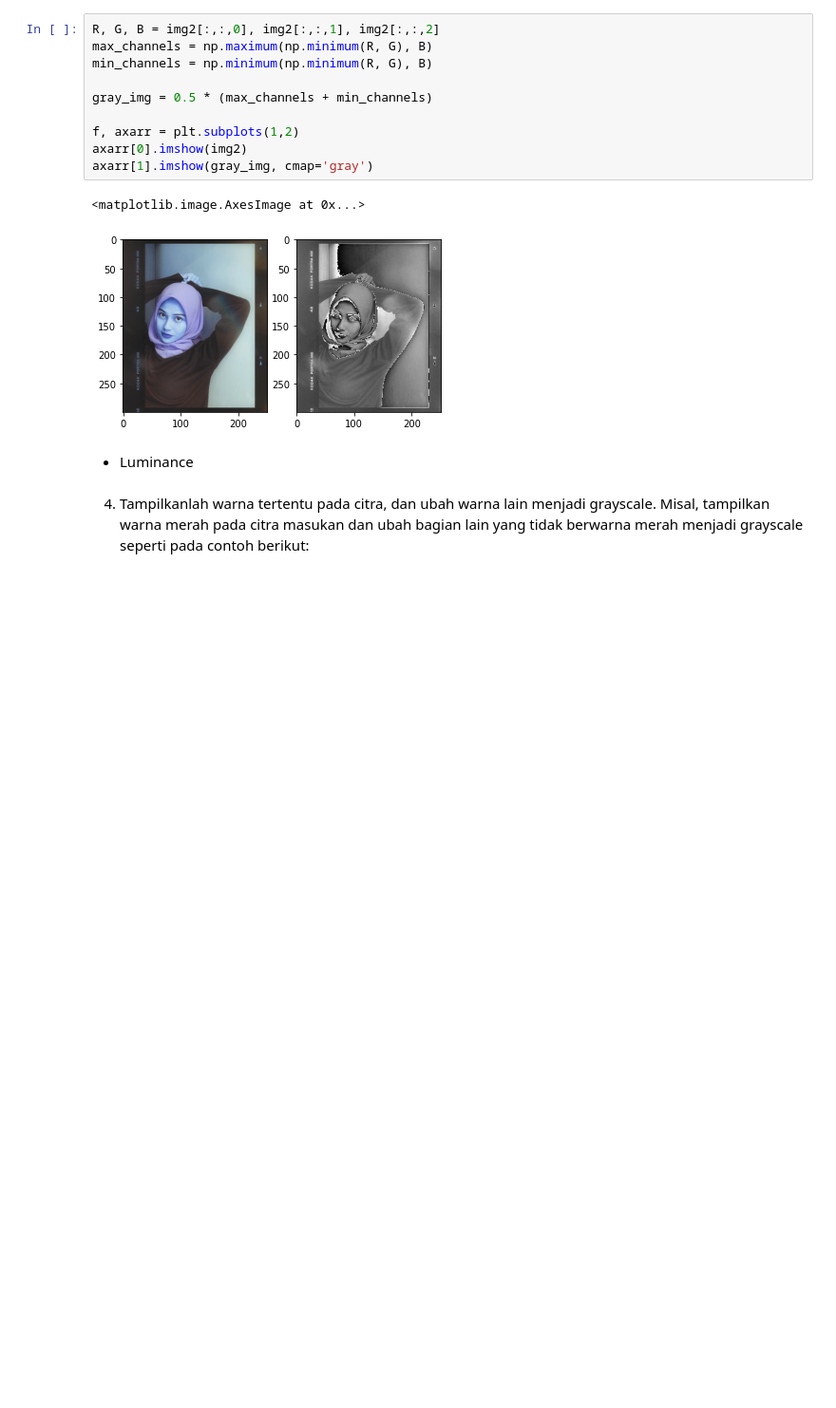
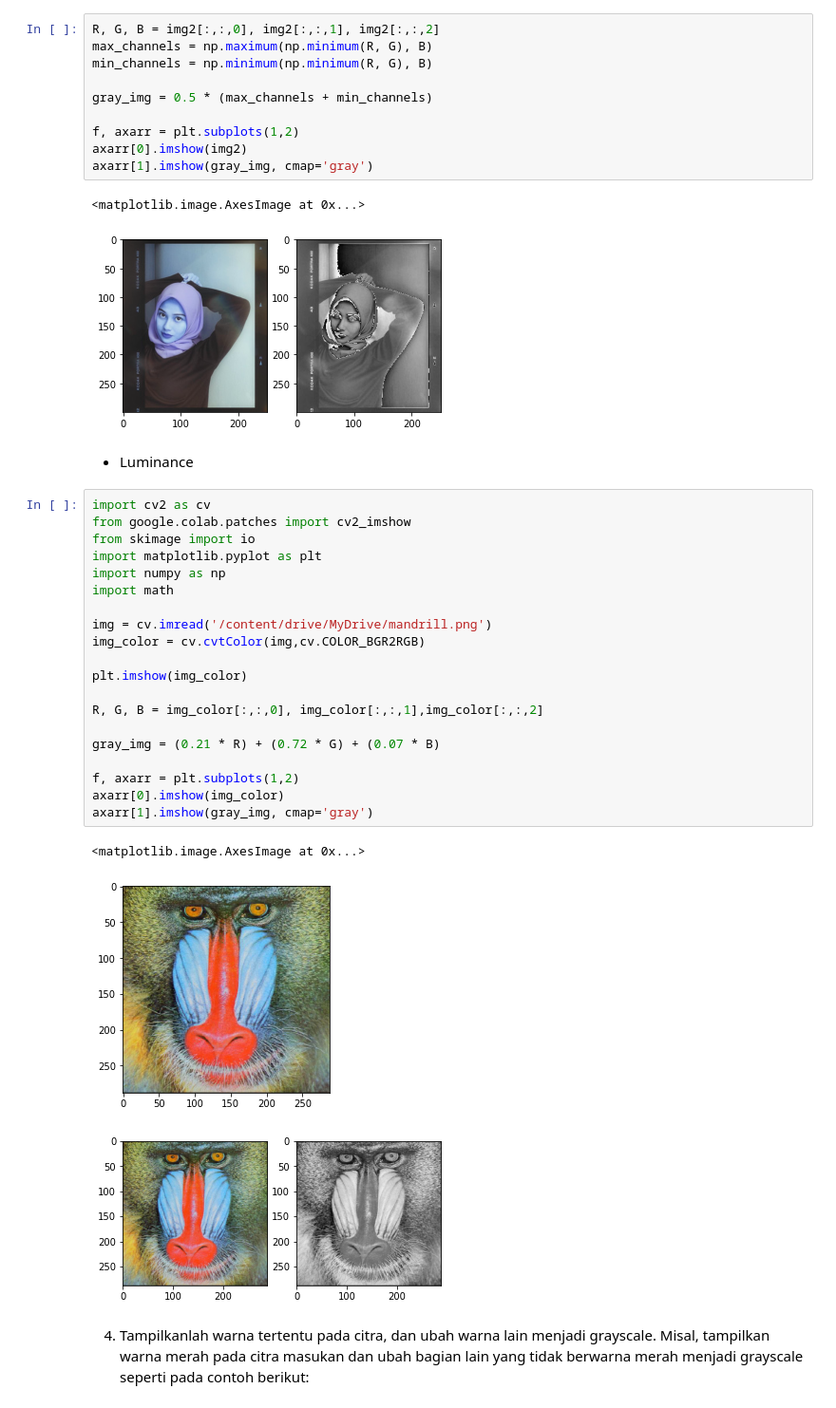
Before and after one commit to kevinaldyansyah/PCVK_Genap_2021, a Jupyter notebook: Week3.ipynb, the cells around one changed output. Shown at 95% size. Saved outputs shown, nothing was run; the diff lists cells and outputs as text; blank space fills up the shorter version.

```diff
--- a/Week3.ipynb
+++ b/Week3.ipynb
@@ -154,6 +154,30 @@ axarr[1].imshow(gray_img, cmap='gray')
 
 
 *   Luminance
+# %%
+import cv2 as cv
+from google.colab.patches import cv2_imshow
+from skimage import io
+import matplotlib.pyplot as plt
+import numpy as np
+import math
+
+img = cv.imread('/content/drive/MyDrive/mandrill.png')
+img_color = cv.cvtColor(img,cv.COLOR_BGR2RGB)
+
+plt.imshow(img_color)
+
+R, G, B = img_color[:,:,0], img_color[:,:,1],img_color[:,:,2]
+
+gray_img = (0.21 * R) + (0.72 * G) + (0.07 * B)
+
+f, axarr = plt.subplots(1,2)
+axarr[0].imshow(img_color)
+axarr[1].imshow(gray_img, cmap='gray')
+# %% [output]
+<matplotlib.image.AxesImage at 0x...>
+[figure, added]
+[figure, added]
 # %% [markdown]
 4.   Tampilkanlah warna tertentu pada citra, dan ubah warna lain menjadi grayscale. Misal,
 tampilkan warna merah pada citra masukan dan ubah bagian lain yang tidak berwarna
```
Also changed, not shown: parts of 1 cell of this notebook.
